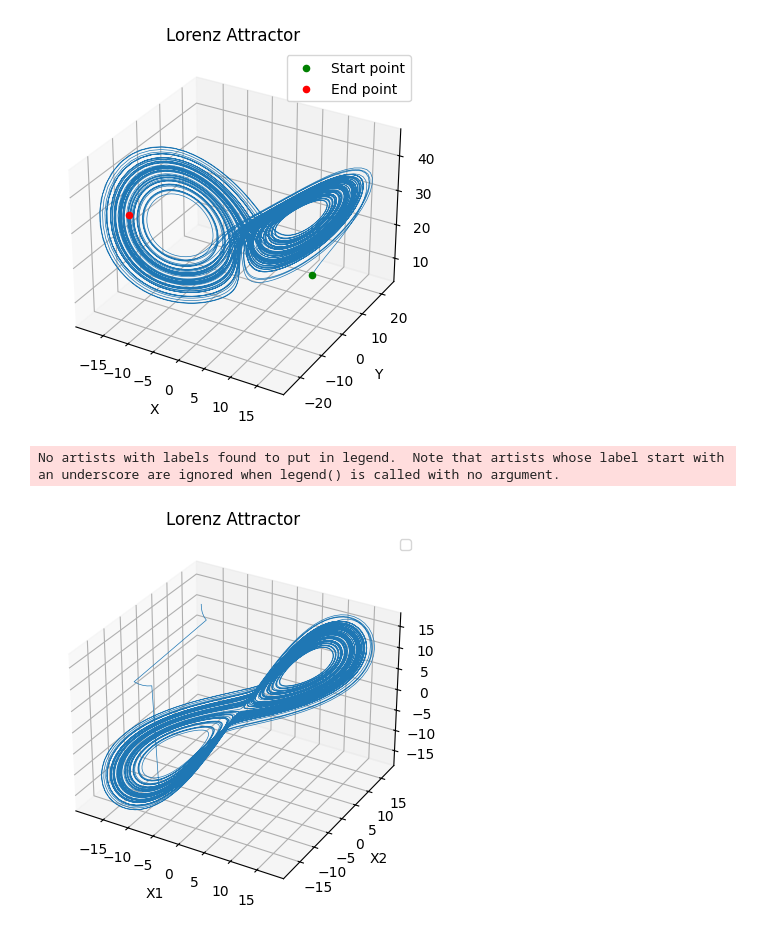
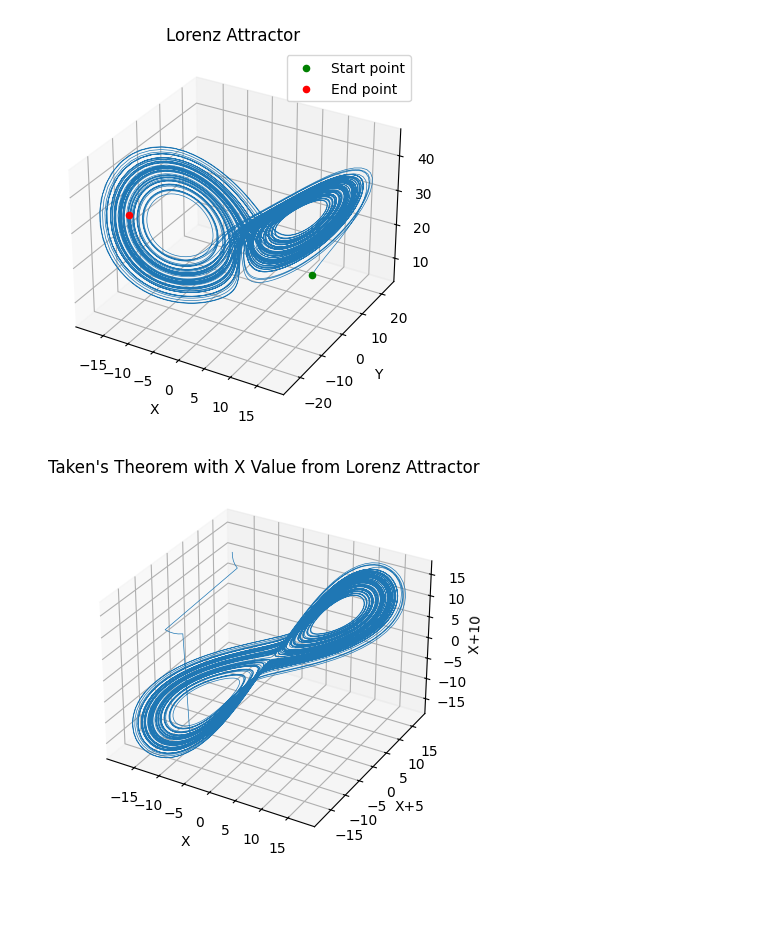
Before and after one commit to mymermer/MLCMS, a Jupyter notebook: Exercise05/task4.ipynb, the cells around one changed output. Saved outputs shown, nothing was run; the diff lists cells and outputs as text; code cells hidden in the pictures; blank space fills up the shorter version.

```diff
--- a/Exercise05/task4.ipynb
+++ b/Exercise05/task4.ipynb
@@ -59,21 +63,20 @@ plot_lorenz_attractor(solution)
 # %% [output]
 [figure]
 # %%
-x2=coordinates[0][5:]+ coordinates[0][:5]
-x3= coordinates[0][10:]+ coordinates[0][:10]
+x2=coordinates[0][5:]+ coordinates[0][:5] # Delayed X values for X2
+x3= coordinates[0][10:]+ coordinates[0][:10] # Delayed X values for X3
 
 
 
 fig = plt.figure()
 ax = fig.add_subplot(111, projection='3d')
 ax.plot(coordinates[0], x2,x3,lw=0.5)
-ax.set_title("Lorenz Attractor")
-ax.set_xlabel("X1")
-ax.set_ylabel("X2")
-ax.set_zlabel("X3")
-ax.legend()
+ax.set_title("Taken's Theorem with X Value from Lorenz Attractor")
+ax.set_xlabel("X")
+ax.set_ylabel("X+5")
+ax.set_zlabel("""X+10
+              """)
 plt.show()
 # %% [output]
-No artists with labels found to put in legend.  Note that artists whose label start with an underscore are ignored when legend() is called with no argument.
-[figure, old version]
+[figure, new version]
 # %%
```
Also changed, not shown: parts of 4 cells of this notebook.
